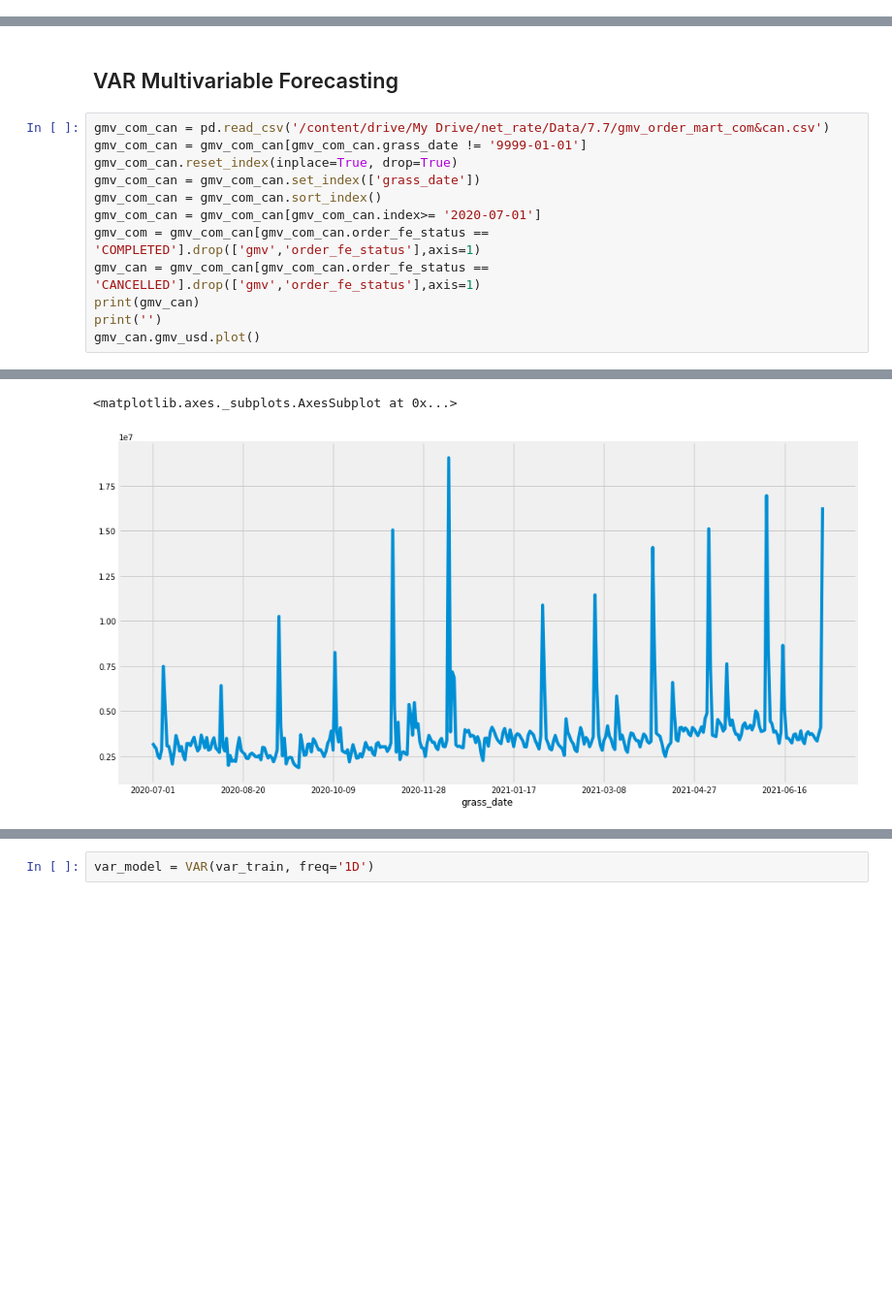
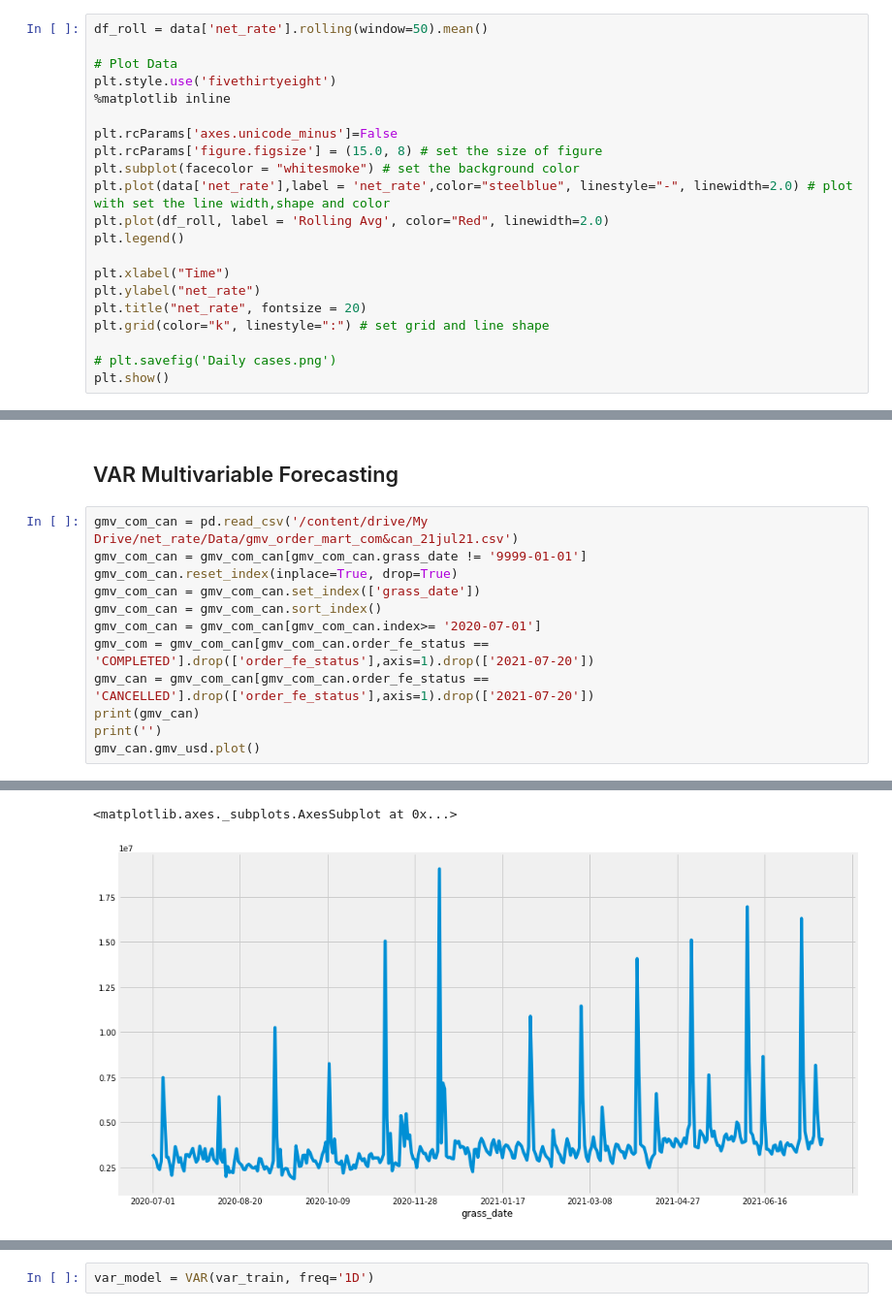
Before and after one commit to basshopee/net_rate, a Jupyter notebook: net_rate_regression.ipynb, the cells around one changed output, grey strips where cells are left out. Shown at 97% size. Cells and saved outputs as stored; diff of their text form; blank space fills up the shorter version.

```diff
--- a/net_rate_regression.ipynb
+++ b/net_rate_regression.ipynb
@@ -40,0 +86,21 @@ train = train[train['date']>='2020-07-01'].reset_index(drop=True)
+# %%
+df_roll = data['net_rate'].rolling(window=50).mean()
+
+# Plot Data
+plt.style.use('fivethirtyeight')
+%matplotlib inline
+
+plt.rcParams['axes.unicode_minus']=False
+plt.rcParams['figure.figsize'] = (15.0, 8) # set the size of figure
+plt.subplot(facecolor = "whitesmoke") # set the background color
+plt.plot(data['net_rate'],label = 'net_rate',color="steelblue", linestyle="-", linewidth=2.0) # plot with set the line width,shape and color
+plt.plot(df_roll, label = 'Rolling Avg', color="Red", linewidth=2.0)
+plt.legend()
+
+plt.xlabel("Time")
+plt.ylabel("net_rate")
+plt.title("net_rate", fontsize = 20)
+plt.grid(color="k", linestyle=":") # set grid and line shape
+
+# plt.savefig('Daily cases.png')
+plt.show()
@@ -420,14 +576,14 @@ fig3 = plot_cross_validation_metric(cv,metric='mape')
 # %% [markdown]
 ## VAR Multivariable Forecasting
 # %%
-gmv_com_can = pd.read_csv('/content/drive/My Drive/net_rate/Data/7.7/gmv_order_mart_com&can.csv')
+gmv_com_can = pd.read_csv('/content/drive/My Drive/net_rate/Data/gmv_order_mart_com&can_21jul21.csv')
 gmv_com_can = gmv_com_can[gmv_com_can.grass_date != '9999-01-01']
 gmv_com_can.reset_index(inplace=True, drop=True)
 gmv_com_can = gmv_com_can.set_index(['grass_date'])
 gmv_com_can = gmv_com_can.sort_index()
 gmv_com_can = gmv_com_can[gmv_com_can.index>= '2020-07-01']
-gmv_com = gmv_com_can[gmv_com_can.order_fe_status == 'COMPLETED'].drop(['gmv','order_fe_status'],axis=1)
-gmv_can = gmv_com_can[gmv_com_can.order_fe_status == 'CANCELLED'].drop(['gmv','order_fe_status'],axis=1)
+gmv_com = gmv_com_can[gmv_com_can.order_fe_status == 'COMPLETED'].drop(['order_fe_status'],axis=1).drop(['2021-07-20'])
+gmv_can = gmv_com_can[gmv_com_can.order_fe_status == 'CANCELLED'].drop(['order_fe_status'],axis=1).drop(['2021-07-20'])
 print(gmv_can)
 print('')
 gmv_can.gmv_usd.plot()
@@ -450,5 +606,5 @@ grass_date
 <matplotlib.axes._subplots.AxesSubplot at 0x...>
-[figure, old version]
+[figure, new version]
 # %%
 # normalization
 norm = preprocessing.MinMaxScaler()
```
Also changed, not shown: parts of 95 cells of this notebook.
